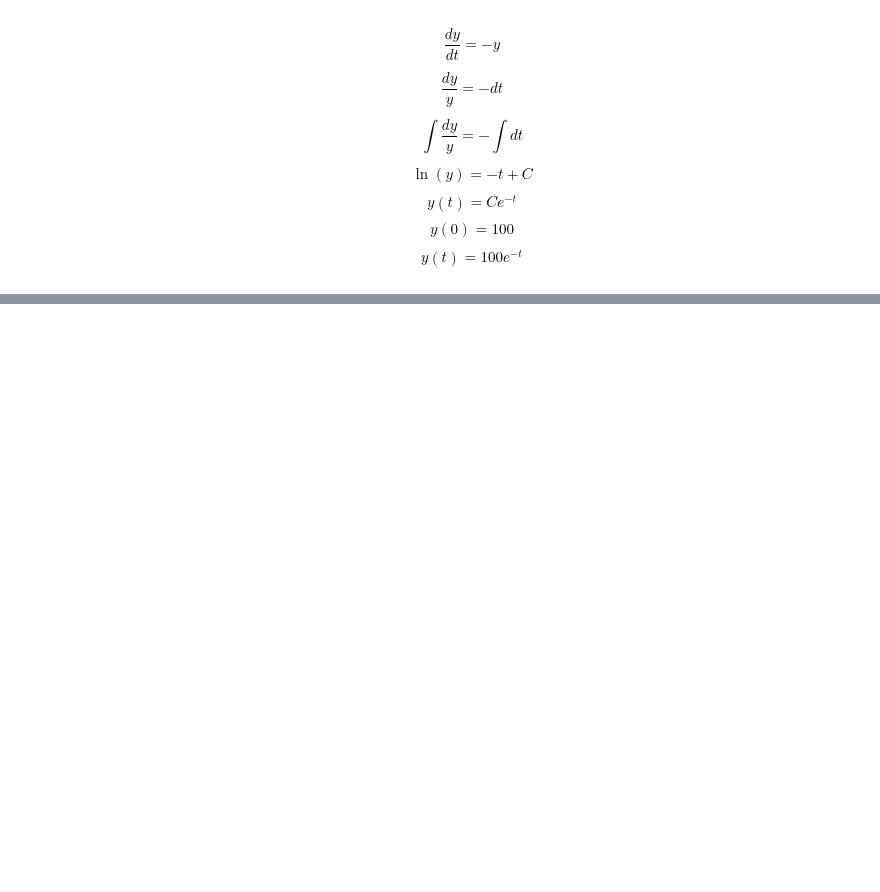
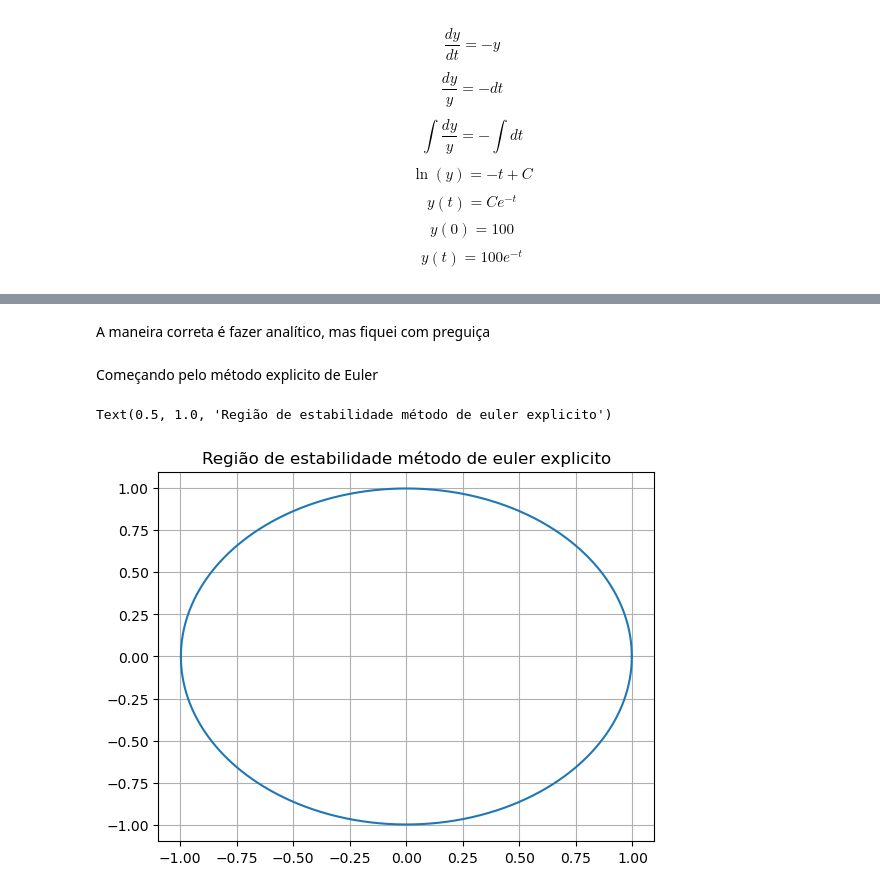
Before and after one commit to mickpires/scientific_computing_book, a Jupyter notebook: analise.ipynb, the cells around one changed output, grey strips where cells are left out. Saved outputs shown, nothing was run; the diff lists cells and outputs as text; code cells hidden in the pictures; blank space fills up the shorter version.

```diff
--- a/analise.ipynb
+++ b/analise.ipynb
@@ -29,8 +30,8 @@ t = np.linspace(0,10,int(np.ceil(t_final/k)))
 y = np.empty(t.shape,dtype=float)
 y[0] = 100
 
-y = explicit_euler(f,y,k)
-plt.plot(t,y)
+y_explicit = explicit_euler(f,y,k)
+plt.plot(t,y_explicit)
 # %% [output]
 [<matplotlib.lines.Line2D at 0x...>]
 [figure]
@@ -65,0 +91,14 @@ $$y(t) = 100e^{-t}$$
+# %% [markdown]
+A maneira correta é fazer analítico, mas fiquei com preguiça
+# %% [markdown]
+Começando pelo método explicito de Euler
+# %%
+theta = np.linspace(0,2*np.pi,1000)
+z_explicit = np.abs(y_explicit[1]/y_explicit[0])*np.exp(theta*1j)
+# %%
+plt.plot(z_explicit.real,z_explicit.imag)
+plt.grid()
+plt.title("Região de estabilidade método de euler explicito")
+# %% [output]
+Text(0.5, 1.0, 'Região de estabilidade método de euler explicito')
+[figure, added]
```
Also changed, not shown: parts of 12 cells of this notebook, 1 other file.
